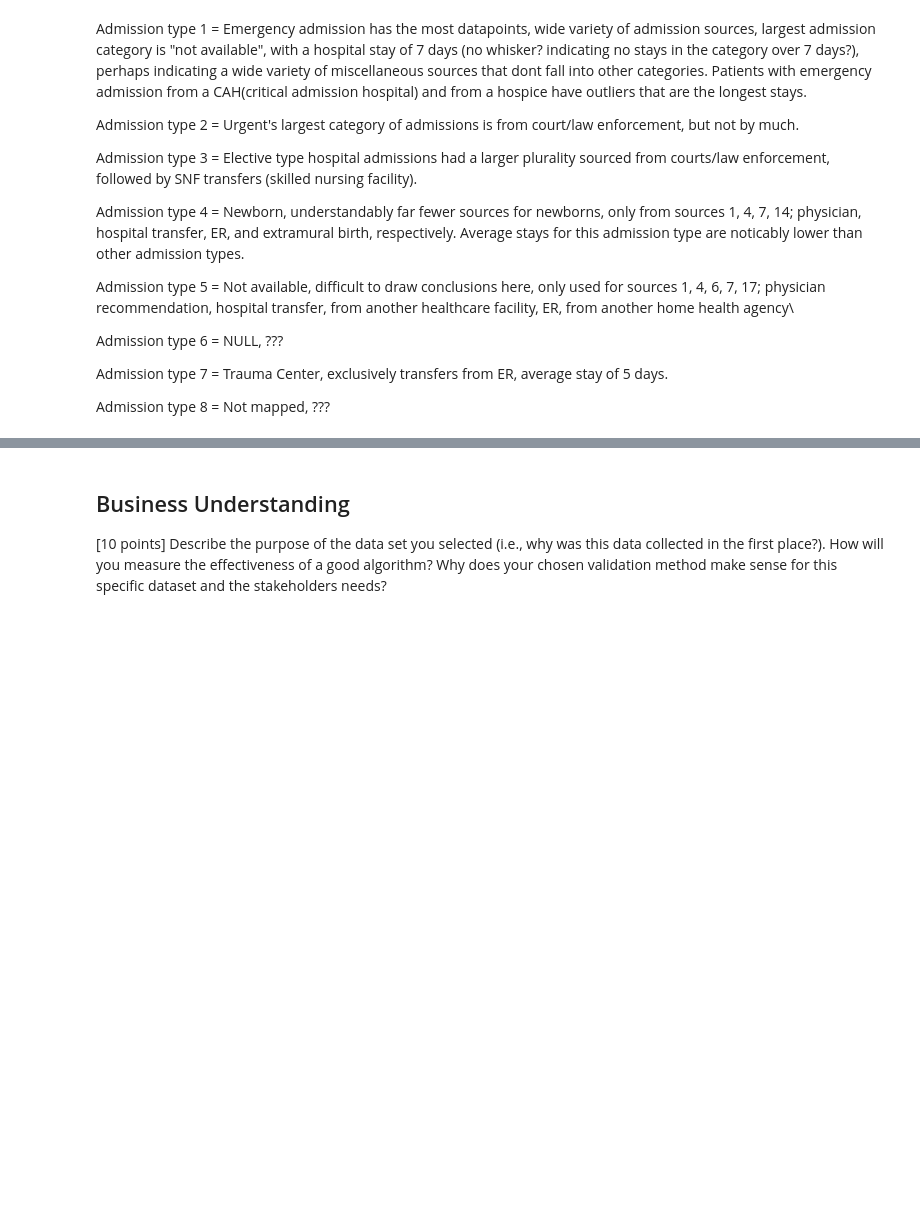
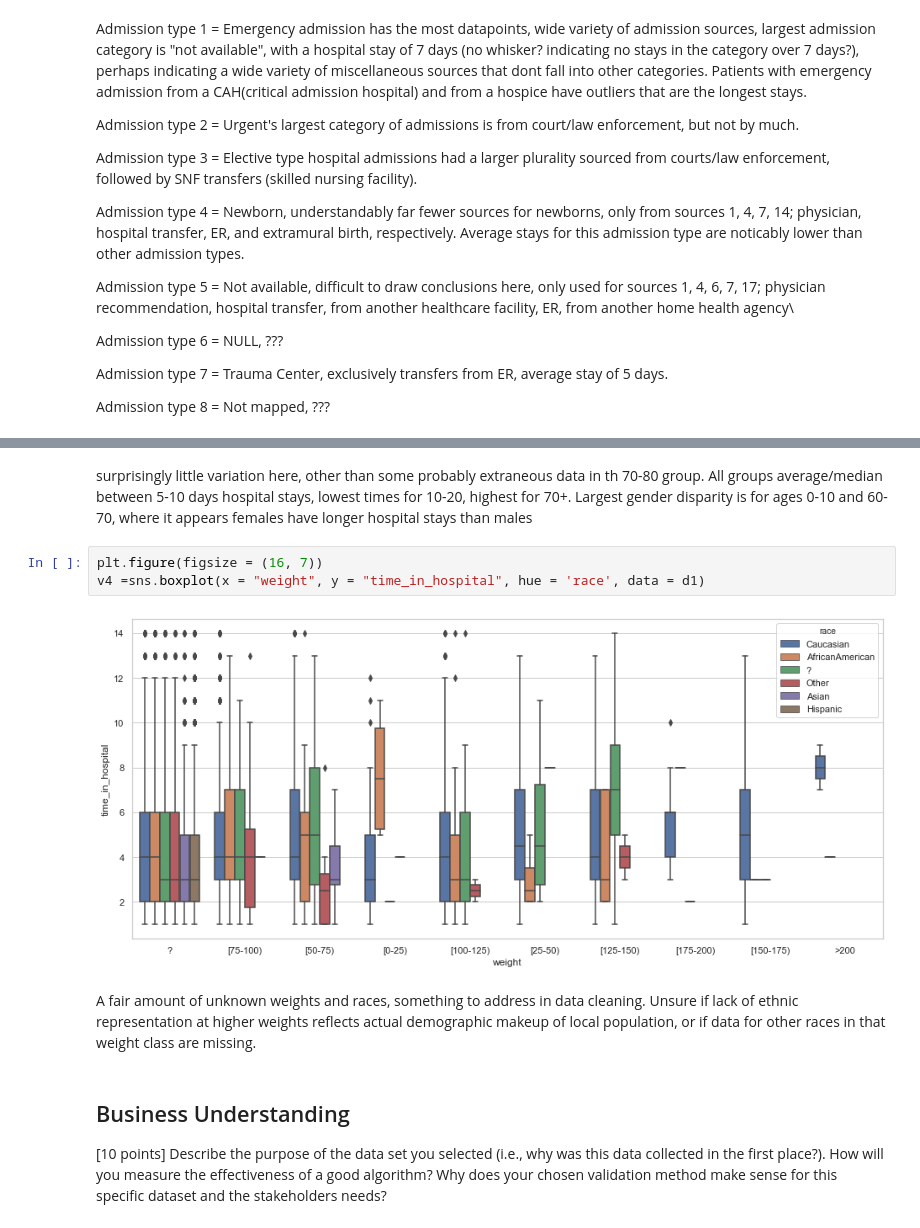
Before and after one commit to EdwardAF-IT/machine-learning-i-group-project, a Jupyter notebook: Code/jtan lab 3 EDA.ipynb, the cells around one changed output, grey strips where cells are left out. Cells and saved outputs as stored; diff of their text form; blank space fills up the shorter version.

```diff
--- a/Code/jtan lab 3 EDA.ipynb
+++ b/Code/jtan lab 3 EDA.ipynb
@@ -127,3 +192,12 @@ Admission type 8 = Not mapped, ???
+# %% [markdown]
+surprisingly little variation here, other than some probably extraneous data in th 70-80 group. All groups average/median between 5-10 days hospital stays, lowest times for 10-20, highest for 70+. Largest gender disparity is for ages 0-10 and 60-70, where it appears females have longer hospital stays than males
+# %%
+plt.figure(figsize = (16, 7))
+v4 =sns.boxplot(x = "weight", y = "time_in_hospital", hue = 'race', data = d1)
+# %% [output]
+[figure, added]
+# %% [markdown]
+A fair amount of unknown weights and races, something to address in data cleaning. Unsure if lack of ethnic representation at higher weights reflects actual demographic makeup of local population, or if data for other races in that weight class are missing.
 # %% [markdown]
 ## Business Understanding
 [10 points] Describe the purpose of the data set you selected (i.e., why was this data collected in the ﬁrst place?). How will you measure the effectiveness of a good
```
Also changed, not shown: parts of 7 cells of this notebook.
